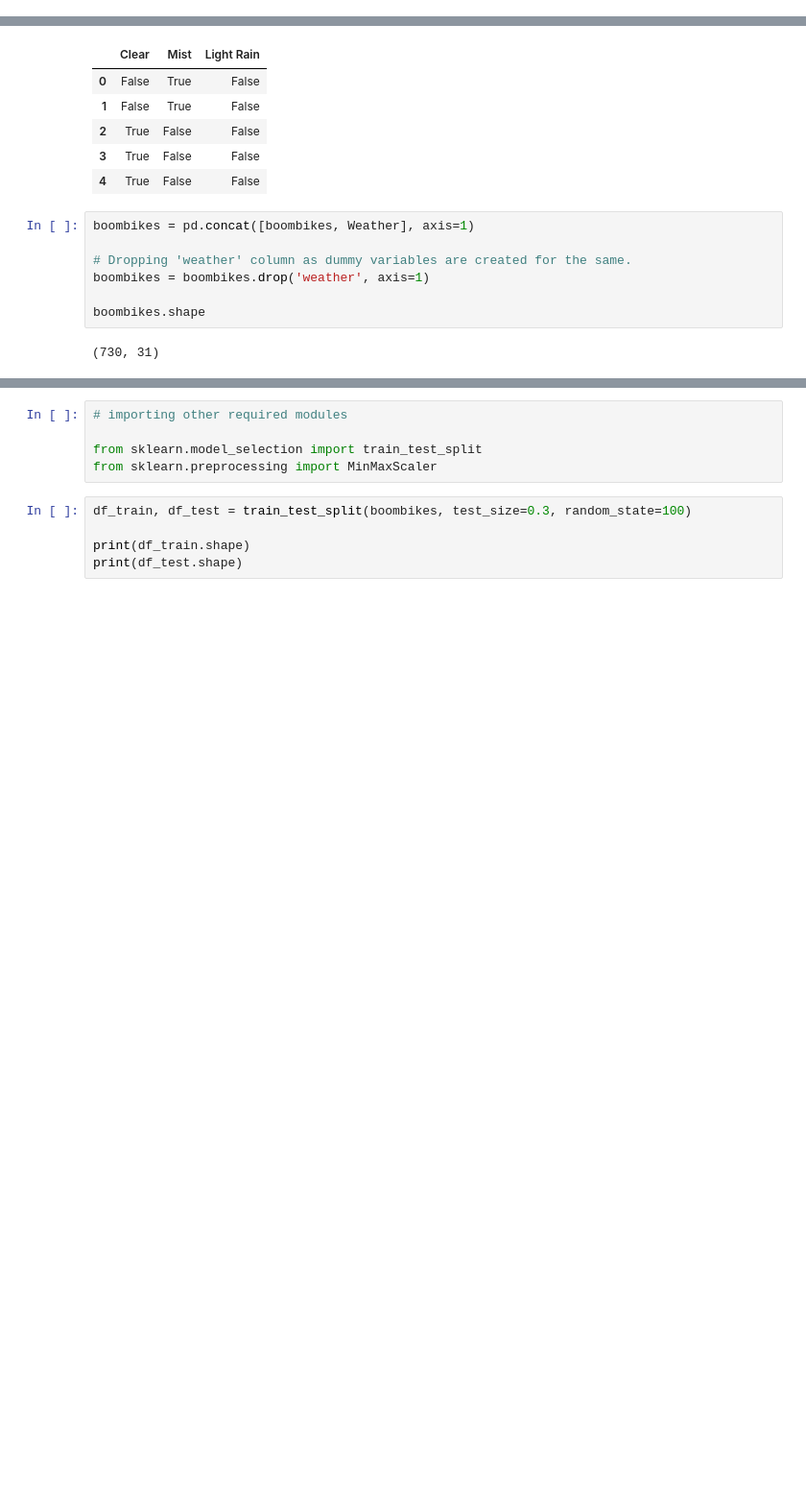
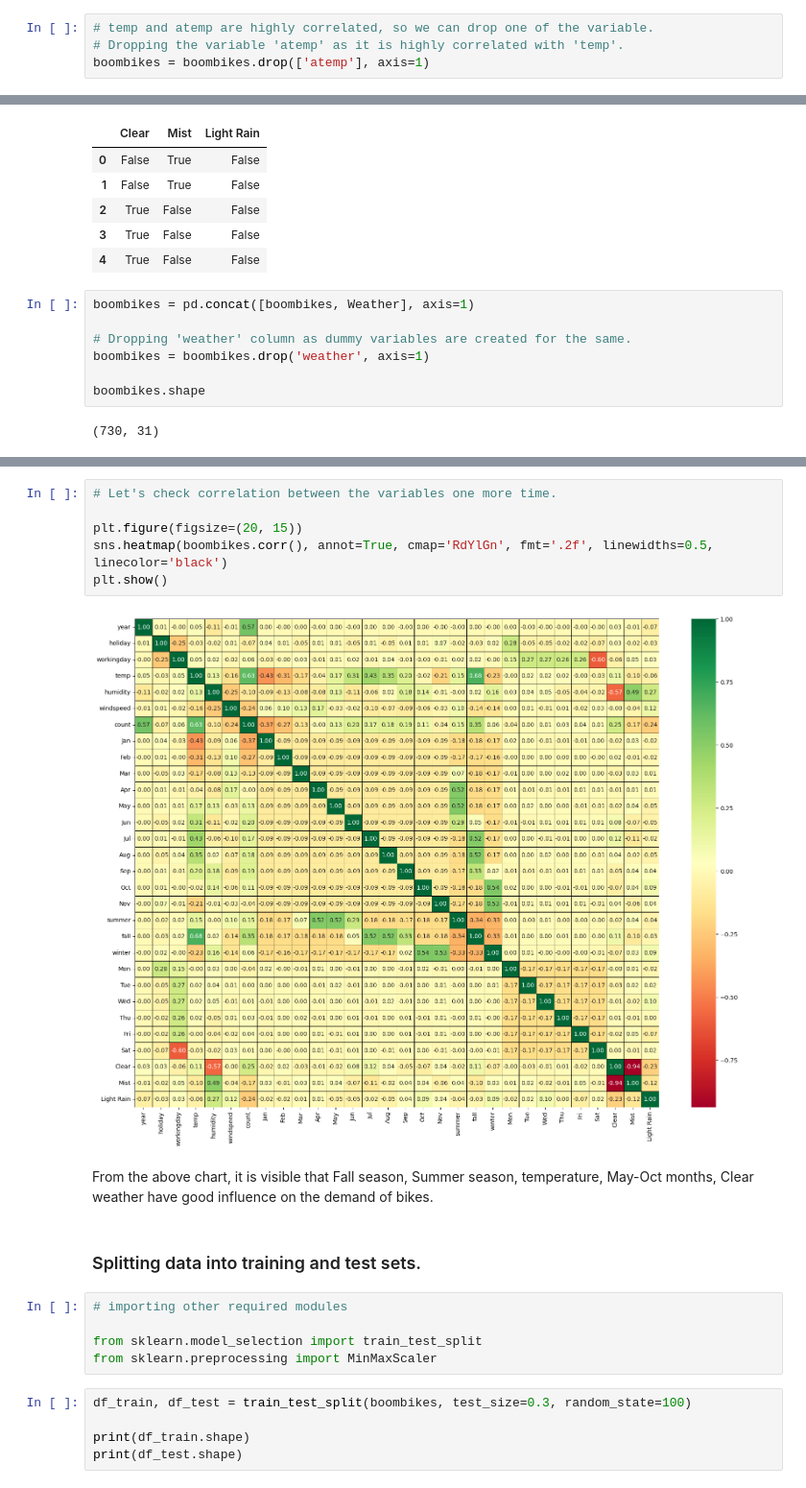
Before and after one commit to ranpariyachetan/boombikes-linearregression, a Jupyter notebook: regression-assignment.ipynb, the cells around one changed output, grey strips where cells are left out. Shown at 96% size. Cells and saved outputs as stored; diff of their text form; blank space fills up the shorter version.

Commit message:
Created correlation graph with dummy values.

```diff
--- a/regression-assignment.ipynb
+++ b/regression-assignment.ipynb
@@ -208,6 +208,10 @@ Following observations can be made from above charts.
 In summary, temp, atemp, season, year, humidity and windspeed are correlated to 'count' variable. Also other variables are correlated. With the help of above graph and interpration we can idenfity the variables which can be usefull in building the model.
 
 Hence, we can consider using Linear Regression Model in this case.
+# %%
+# temp and atemp are highly correlated, so we can drop one of the variable.
+# Dropping the variable 'atemp' as it is highly correlated with 'temp'.
+boombikes = boombikes.drop(['atemp'], axis=1)
 # %% [markdown]
 #### Creating dummy variables.
 # %%
@@ -330,3 +314,15 @@ memory usage: 62.1 KB
+# %%
+# Let's check correlation between the variables one more time.
+
+plt.figure(figsize=(20, 15))
+sns.heatmap(boombikes.corr(), annot=True, cmap='RdYlGn', fmt='.2f', linewidths=0.5, linecolor='black')
+plt.show()
+# %% [output]
+[figure, added]
+# %% [markdown]
+From the above chart, it is visible that Fall season, Summer season, temperature, May-Oct months, Clear weather have good influence on the demand of bikes.
+# %% [markdown]
+### Splitting data into training and test sets.
 # %%
 # importing other required modules
 
```
Also changed, not shown: parts of 1 cell of this notebook.
